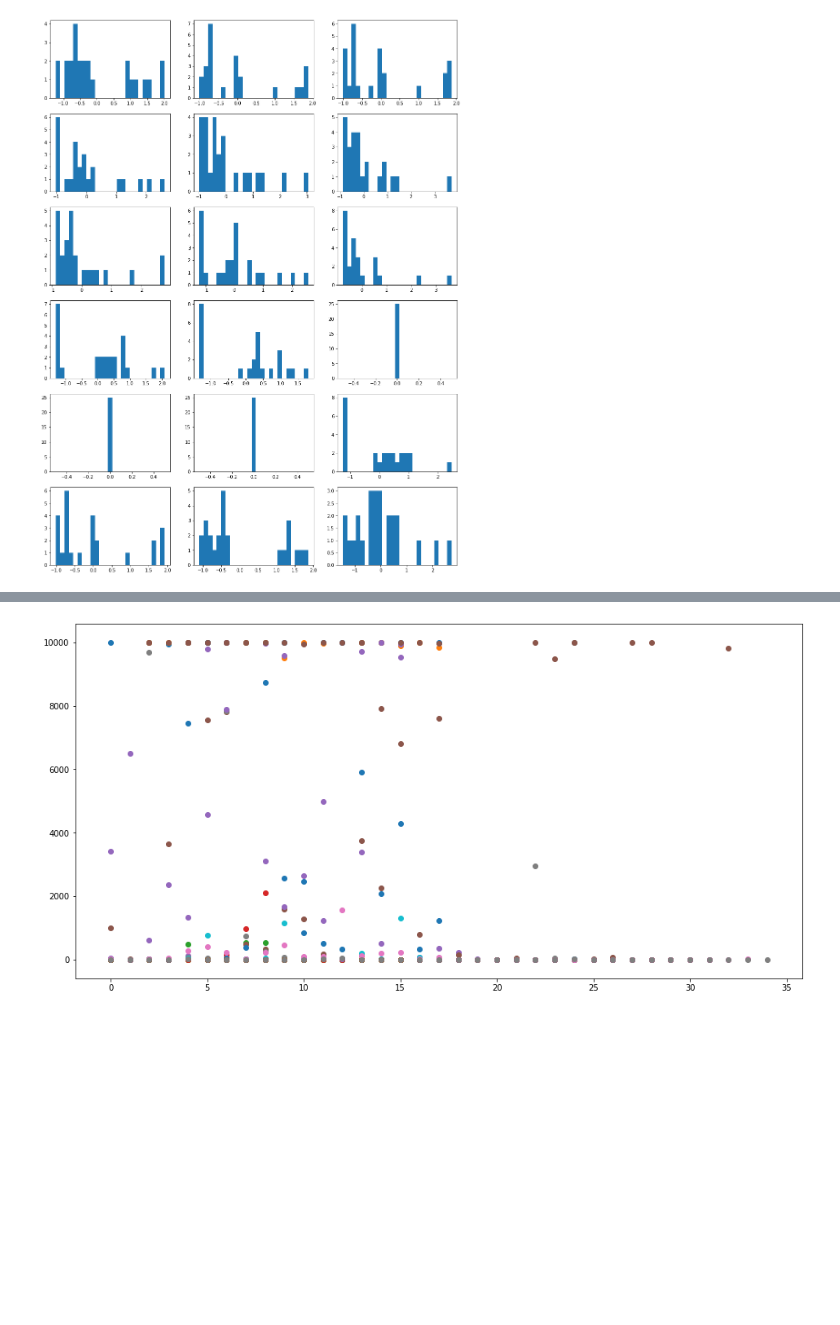
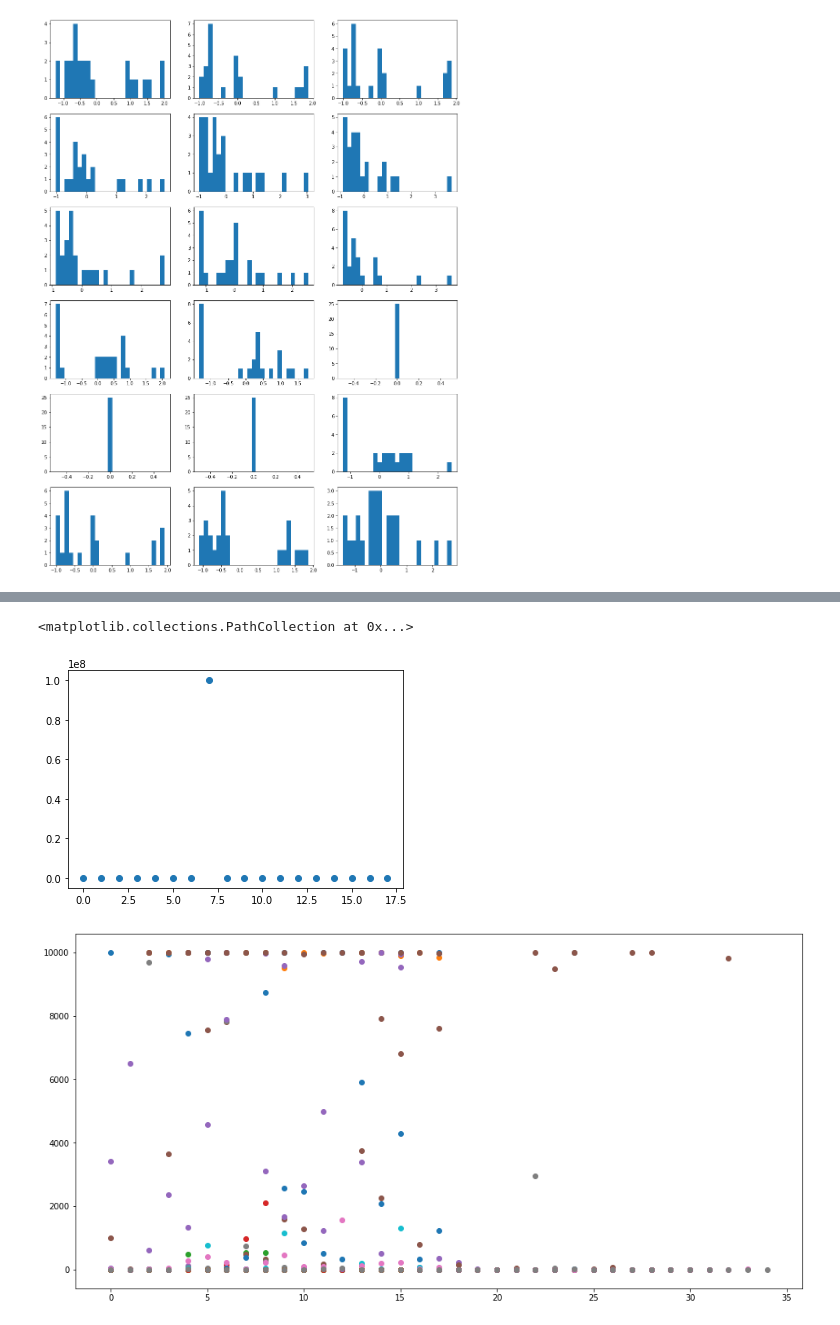
Before and after one commit to gncs/boa, a Jupyter notebook: notebooks/scratch.ipynb, the cells around one changed output, grey strips where cells are left out. Cells and saved outputs as stored; diff of their text form; code cells hidden in the pictures; blank space fills up the shorter version.

```diff
--- a/notebooks/scratch.ipynb
+++ b/notebooks/scratch.ipynb
@@ -439,3 +395,8 @@ plt.scatter(np.arange(18), noise_variances)
+# %%
+plt.scatter(np.arange(18), tf.convert_to_tensor(noise_variances)*tf.convert_to_tensor(gp_variances))
+# %% [output]
+<matplotlib.collections.PathCollection at 0x...>
+[figure, added]
 # %%
 plt.figure(figsize=(16, 8))
 
```
Also changed, not shown: parts of 19 cells of this notebook, 4 other files.
